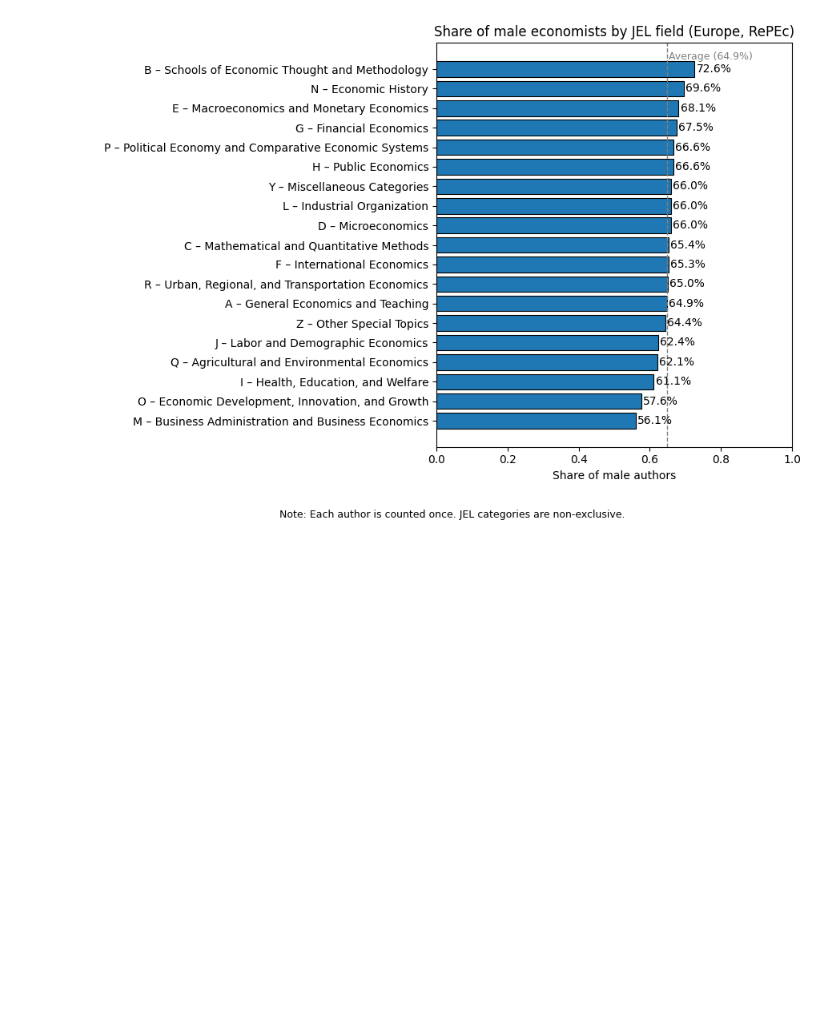
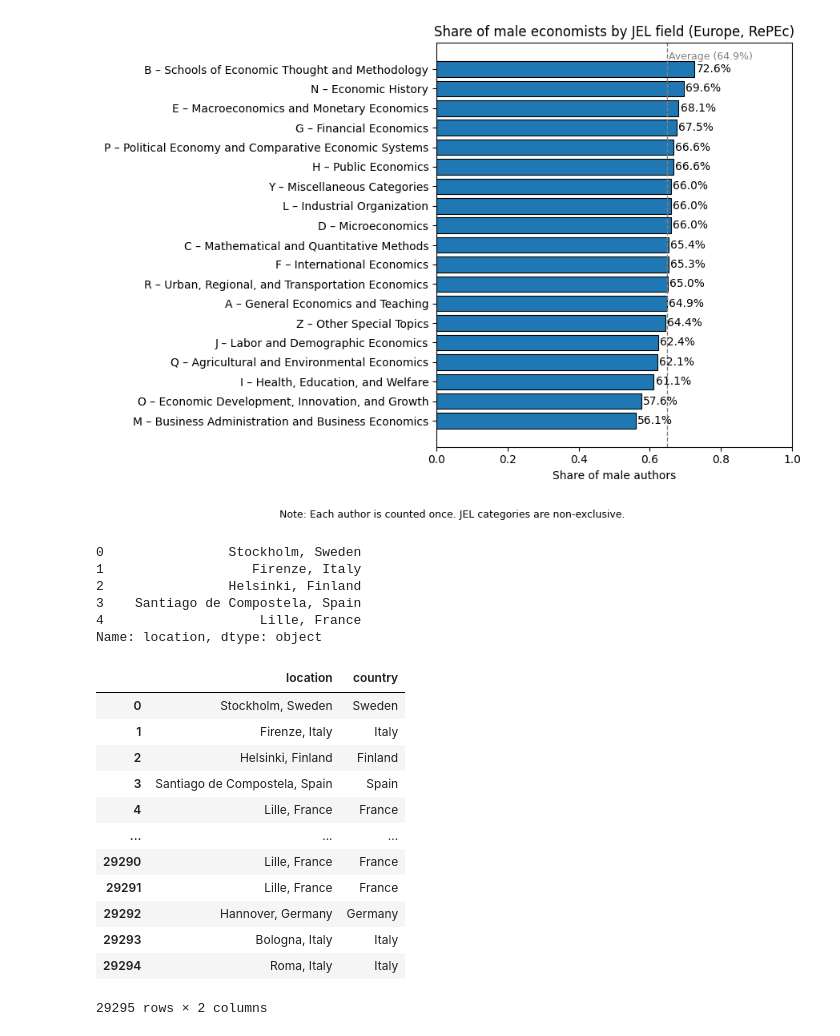
Before and after one commit to celinamadaschi/Telecom-DataAnalysis_Economics, a Jupyter notebook: Gender Analysis.ipynb, the cells around one changed output. Cells and saved outputs as stored; diff of their text form; code cells hidden in the pictures; blank space fills up the shorter version.

```diff
--- a/Gender Analysis.ipynb
+++ b/Gender Analysis.ipynb
@@ -663,3 +644,42 @@ plt.tight_layout()
 plt.show()
 # %% [output]
 [figure]
+# %%
+df1["location"].head()
+# %% [output]
+0                Stockholm, Sweden
+1                   Firenze, Italy
+2                Helsinki, Finland
+3    Santiago de Compostela, Spain
+4                    Lille, France
+Name: location, dtype: object
+# %%
+import pandas as pd
+
+# Copie de sécurité
+df = df1.copy()
+
+# Extraire le pays = dernière partie après la virgule
+df["country"] = (
+    df["location"]
+    .astype(str)
+    .str.split(",")
+    .str[-1]
+    .str.strip()
+)
+
+df[["location", "country"]]
+# %% [output]
+|  | location | country |
+| 0 | Stockholm, Sweden | Sweden |
+| 1 | Firenze, Italy | Italy |
+| 2 | Helsinki, Finland | Finland |
+| 3 | Santiago de Compostela, Spain | Spain |
+| 4 | Lille, France | France |
+| ... | ... | ... |
+| 29290 | Lille, France | France |
+| 29291 | Lille, France | France |
+| 29292 | Hannover, Germany | Germany |
+| 29293 | Bologna, Italy | Italy |
+| 29294 | Roma, Italy | Italy |
+29295 rows × 2 columns
```
Also changed, not shown: parts of 21 cells of this notebook.
